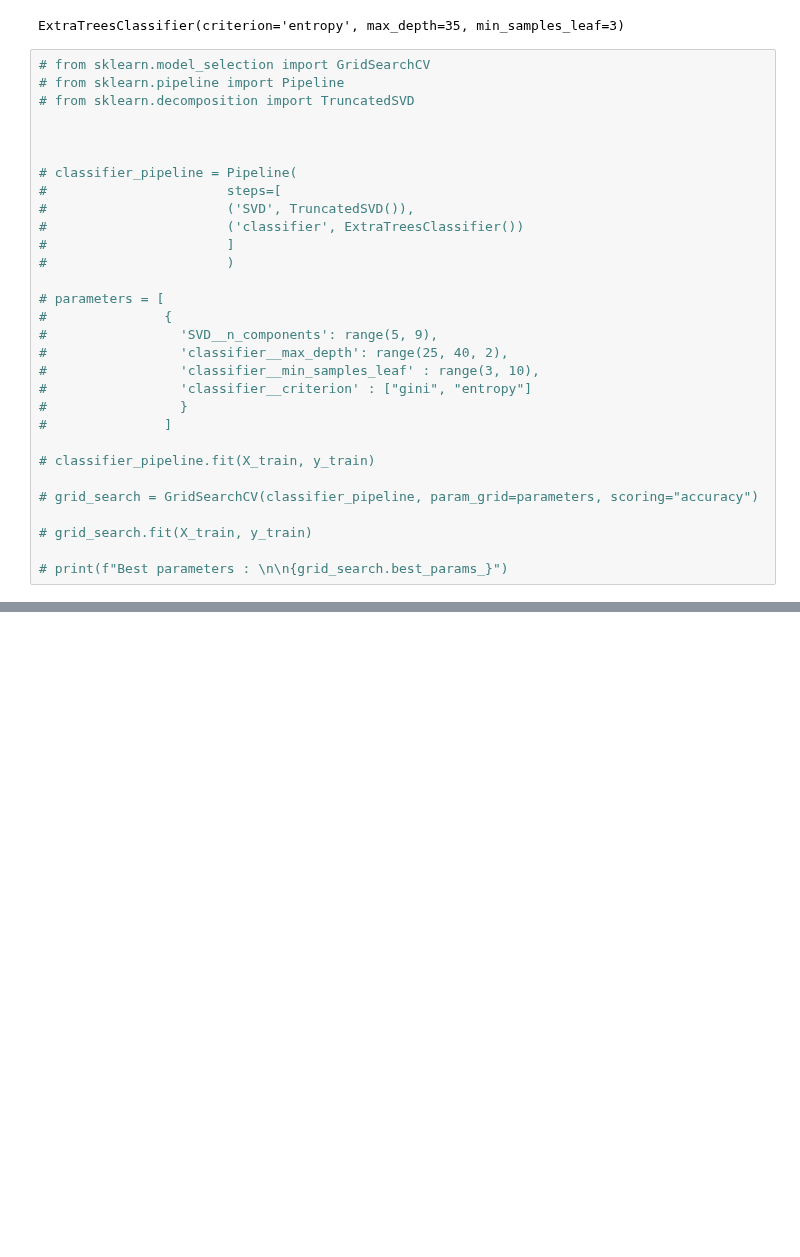
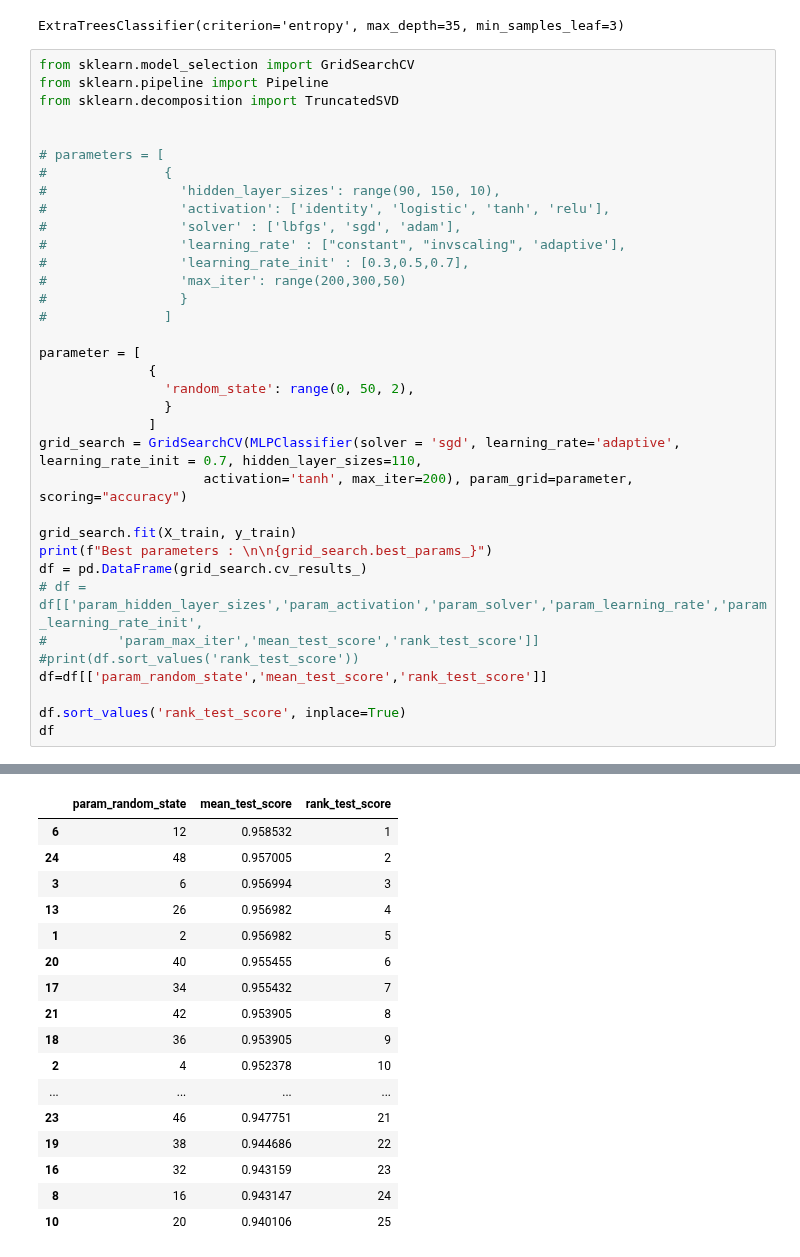
Before and after one commit to henrymmarques/MLProject, a Jupyter notebook: Group03 - ML Project.ipynb, the cells around one changed output, grey strips where cells are left out. Cells and saved outputs as stored; diff of their text form; blank space fills up the shorter version.

```diff
--- a/Group03 - ML Project.ipynb
+++ b/Group03 - ML Project.ipynb
@@ -1014,32 +1016,38 @@ etc.fit(X_train, y_train)
 # %% [output]
 ExtraTreesClassifier(criterion='entropy', max_depth=35, min_samples_leaf=3)
 # %%
-# from sklearn.model_selection import GridSearchCV
-# from sklearn.pipeline import Pipeline
-# from sklearn.decomposition import TruncatedSVD
+from sklearn.model_selection import GridSearchCV
+from sklearn.pipeline import Pipeline
+from sklearn.decomposition import TruncatedSVD
 
-
-
-# classifier_pipeline = Pipeline(
-#                       steps=[
-#                       ('SVD', TruncatedSVD()),
-#                       ('classifier', ExtraTreesClassifier())
-#                       ]
-#                       )
 
 # parameters = [
 #               {
-#                 'SVD__n_components': range(5, 9),
-#                 'classifier__max_depth': range(25, 40, 2),
-#                 'classifier__min_samples_leaf' : range(3, 10),
-#                 'classifier__criterion' : ["gini", "entropy"]
+#                 'hidden_layer_sizes': range(90, 150, 10),
+#                 'activation': ['identity', 'logistic', 'tanh', 'relu'],
+#                 'solver' : ['lbfgs', 'sgd', 'adam'],
+#                 'learning_rate' : ["constant", "invscaling", 'adaptive'],
+#                 'learning_rate_init' : [0.3,0.5,0.7],
+#                 'max_iter': range(200,300,50)
 #                 }
 #               ]
 
-# classifier_pipeline.fit(X_train, y_train)
+parameter = [
+              {
+                'random_state': range(0, 50, 2),
+                }
+              ]
+grid_search = GridSearchCV(MLPClassifier(solver = 'sgd', learning_rate='adaptive', learning_rate_init = 0.7, hidden_layer_sizes=110,
+                     activation='tanh', max_iter=200), param_grid=parameter, scoring="accuracy")
 
-# grid_search = GridSearchCV(classifier_pipeline, param_grid=parameters, scoring="accuracy")
+grid_search.fit(X_train, y_train)
+print(f"Best parameters : \n\n{grid_search.best_params_}")
+df = pd.DataFrame(grid_search.cv_results_)
+# df = df[['param_hidden_layer_sizes','param_activation','param_solver','param_learning_rate','param_learning_rate_init',
+#         'param_max_iter','mean_test_score','rank_test_score']]
+#print(df.sort_values('rank_test_score'))
+df=df[['param_random_state','mean_test_score','rank_test_score']]
 
-# grid_search.fit(X_train, y_train)
-
-# print(f"Best parameters : \n\n{grid_search.best_params_}")
+df.sort_values('rank_test_score', inplace=True)
+df
+# %% [output]
@@ -1045,0 +1057,17 @@ ExtraTreesClassifier(criterion='entropy', max_depth=35, min_samples_leaf=3)
+|  | param_random_state | mean_test_score | rank_test_score |
+| 6 | 12 | 0.958532 | 1 |
+| 24 | 48 | 0.957005 | 2 |
+| 3 | 6 | 0.956994 | 3 |
+| 13 | 26 | 0.956982 | 4 |
+| 1 | 2 | 0.956982 | 5 |
+| 20 | 40 | 0.955455 | 6 |
+| 17 | 34 | 0.955432 | 7 |
+| 21 | 42 | 0.953905 | 8 |
+| 18 | 36 | 0.953905 | 9 |
+| 2 | 4 | 0.952378 | 10 |
+| ... | ... | ... | ... |
+| 23 | 46 | 0.947751 | 21 |
+| 19 | 38 | 0.944686 | 22 |
+| 16 | 32 | 0.943159 | 23 |
+| 8 | 16 | 0.943147 | 24 |
+| 10 | 20 | 0.940106 | 25 |
```
Also changed, not shown: parts of 5 cells of this notebook.
